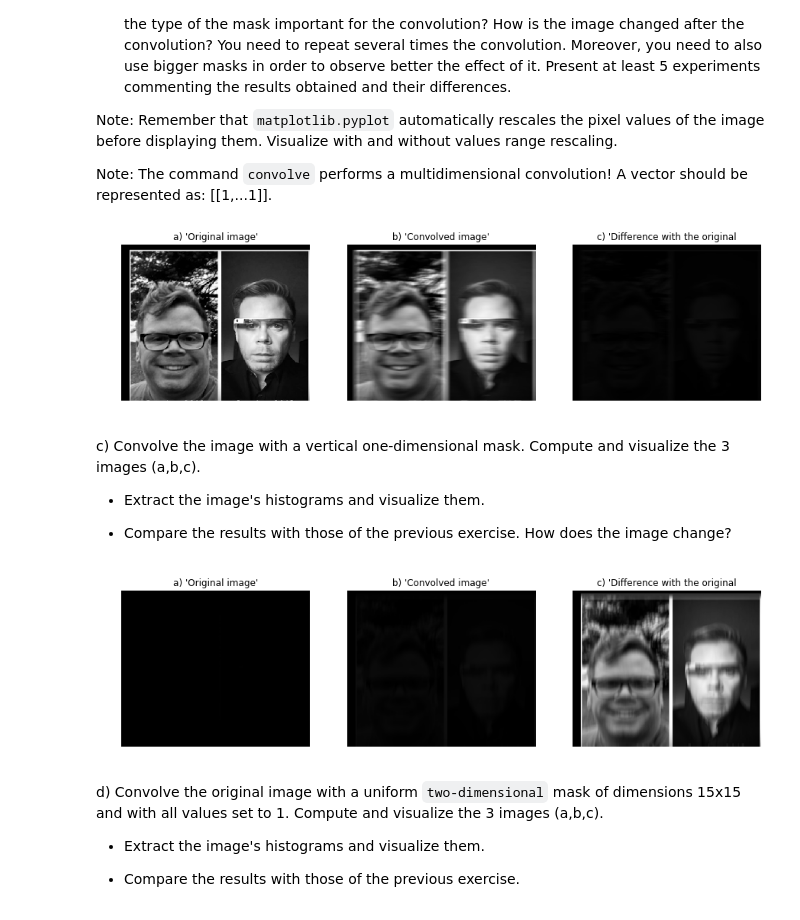
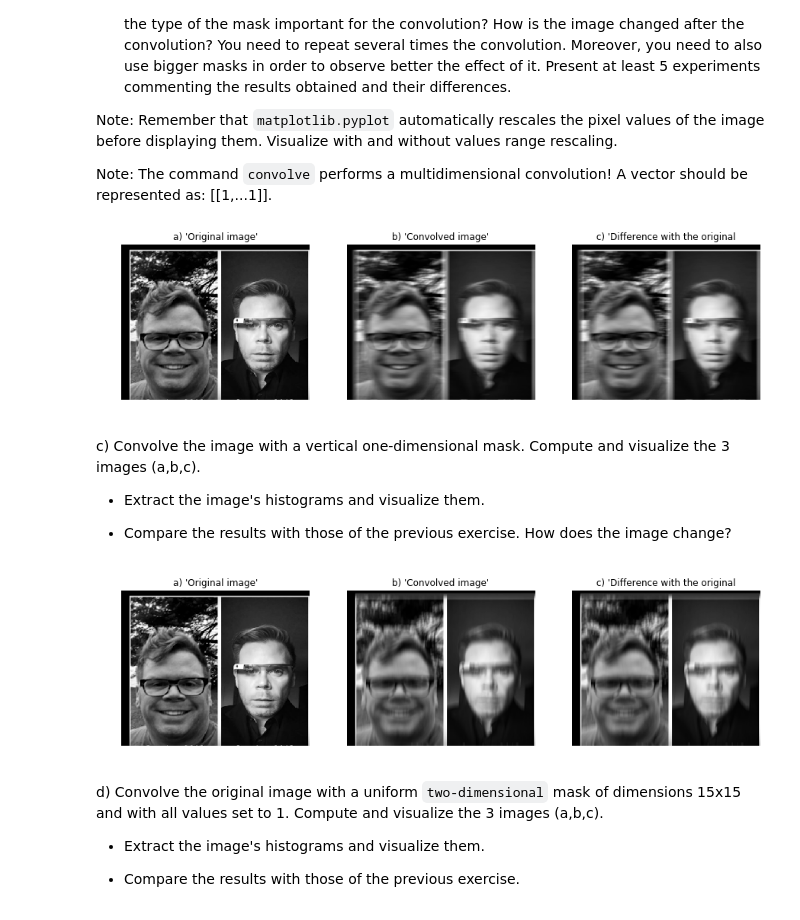
Before and after one commit to thefogui/Practica2Va, a Jupyter notebook: p2.ipynb, the cells around one changed output. Drawn from its saved outputs; the diff is of its cells as text; code cells hidden in the pictures.

```diff
--- a/p2.ipynb
+++ b/p2.ipynb
@@ -113,10 +112,10 @@ for i, ax in zip(range(3), axs):
     ax.set_title(titles[i])
     ax.set_axis_off()
     ax.imshow(imgs[i], cmap="gray")
-plt.imshow(h, cmap="gray", vmax=255, vmin=0)
+plt.imshow(h, cmap="gray")
 plt.show()
 # %% [output]
-[figure, old version]
+[figure, new version]
 # %% [markdown]
 c) Convolve the image with a vertical one-dimensional mask. Compute and visualize the 3 images (a,b,c).
 
@@ -126,19 +125,19 @@ c) Convolve the image with a vertical one-dimensional mask. Compute and visualiz
 # %%
 mask_h1d=[1,1,1,1,1,1,1,1,1,1,1,1,1,1,1]
 face = rgb2gray(rgba2rgb(io.imread('images/face.png')))
 h = ndimage.convolve(face, np.transpose([mask_h1d]))
 r = face - h
 imgs = [face, h, r]
 titles = ["a) 'Original image'", " b) 'Convolved image' ", " c) 'Difference with the original "]
 fig, axs = plt.subplots(nrows=1, ncols=3, figsize=(15, 5))
 for i, ax in zip(range(3), axs):
     ax.set_title(titles[i])
     ax.set_axis_off()
-    ax.imshow(imgs[i], cmap="gray", vmax=255, vmin=0)
+    ax.imshow(imgs[i], cmap="gray")
 plt.imshow(h, cmap="gray")
 plt.show()
 # %% [output]
-[figure, old version]
+[figure, new version]
 # %% [markdown]
 d) Convolve the original image with a uniform `two-dimensional` mask of dimensions 15x15 and with all values set to 1. Compute and visualize the 3 images (a,b,c).
 
```
Also changed, not shown: parts of 12 cells of this notebook.
